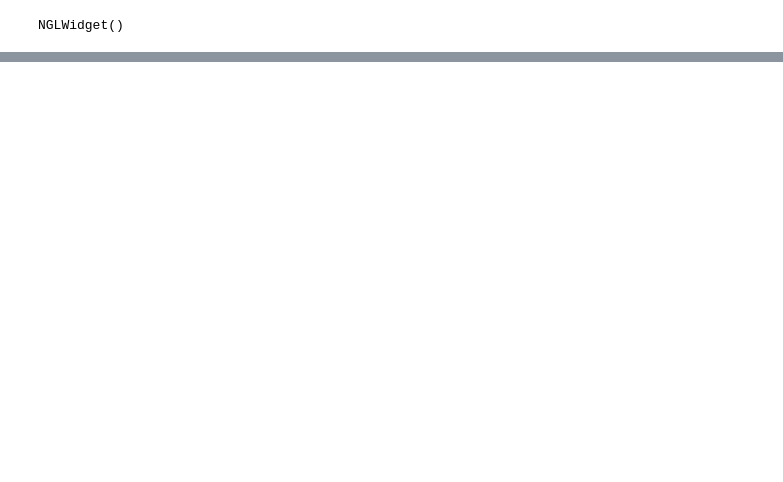
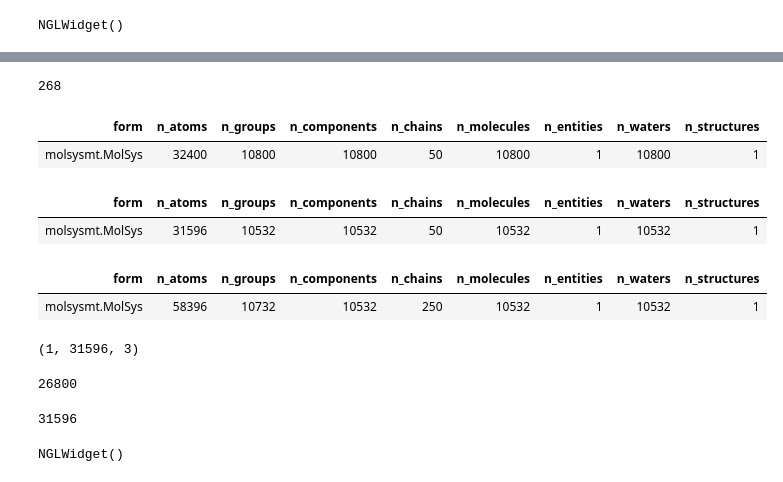
Before and after one commit to uibcdf/OMembrane, a Jupyter notebook: sandbox/Build_POPC_membrane.ipynb, the cells around one changed output, grey strips where cells are left out. Drawn from its saved outputs; the diff is of its cells as text; code cells hidden in the pictures; blank space fills up the shorter version.

```diff
--- a/sandbox/Build_POPC_membrane.ipynb
+++ b/sandbox/Build_POPC_membrane.ipynb
@@ -151,2 +151,36 @@ plt.show()
 # %%
 clearance = puw.quantity(3, 'nm')
+# %%
+water_tile = msm.convert('../omembrane/data/water/spc216.gro')
+box_tile = msm.get(water_tile, box=True)[0]
+
+tiles = []
+
+box = puw.quantity([[0.0, 0.0, 0.0], [0.0, 0.0, 0.0], [0.0, 0.0, 0.0]], 'nm')
+box[0,0] = puw.convert(length_x, to_unit='nm', to_form='pint')
+box[1,1] = puw.convert(length_y, to_unit='nm', to_form='pint')
+box[2,2] = clearance
+
+delta_x_tiles = box_tile[0,0]
+n_x_tiles = np.ceil(box[0,0]/delta_x_tiles)
+n_x_tiles = int(n_x_tiles)
+
+delta_y_tiles = box_tile[1,1]
+n_y_tiles = np.ceil(box[1,1]/delta_y_tiles)
+n_y_tiles = int(n_y_tiles)
+
+delta_z_tiles = box_tile[2,2]
+n_z_tiles = np.ceil(box[2,2]/delta_z_tiles)
+n_z_tiles = int(n_z_tiles)
+
+tiles = []
+
+for ii in tqdm(range(n_x_tiles)):
+    for jj in range(n_y_tiles):
+        for kk in range(n_z_tiles):
+
+            translation = puw.concatenate([ii*delta_x_tiles, jj*delta_y_tiles, kk*delta_y_tiles])
+            tile = msm.structure.translate(water_tile, translation=translation)
+            tiles.append(tile)
+
+water_semibox = msm.merge(tiles)
@@ -152,0 +193,9 @@ clearance = puw.quantity(3, 'nm')
+# %%
+len(group_indices)
+# %% [output]
+268
+# %%
+msm.info(water_semibox)
+# %% [output]
+| form | n_atoms | n_groups | n_components | n_chains | n_molecules | n_entities | n_waters | n_structures |
+| molsysmt.MolSys | 32400 | 10800 | 10800 | 50 | 10800 | 1 | 10800 | 1 |
@@ -152,0 +204,5 @@ clearance = puw.quantity(3, 'nm')
+# %%
+msm.info(water_semibox)
+# %% [output]
+| form | n_atoms | n_groups | n_components | n_chains | n_molecules | n_entities | n_waters | n_structures |
+| molsysmt.MolSys | 31596 | 10532 | 10532 | 50 | 10532 | 1 | 10532 | 1 |
@@ -152,0 +225,5 @@ clearance = puw.quantity(3, 'nm')
+# %%
+msm.info(molecular_system)
+# %% [output]
+| form | n_atoms | n_groups | n_components | n_chains | n_molecules | n_entities | n_waters | n_structures |
+| molsysmt.MolSys | 58396 | 10732 | 10532 | 250 | 10532 | 1 | 10532 | 1 |
@@ -152,0 +232,16 @@ clearance = puw.quantity(3, 'nm')
+# %%
+xxx.shape
+# %% [output]
+(1, 31596, 3)
+# %%
+msm.get(membrane, n_atoms=True)
+# %% [output]
+26800
+# %%
+msm.get(water_semibox_upper, n_atoms=True)
+# %% [output]
+31596
+# %%
+msm.view(water_semibox_upper, with_water_as='licorice')
+# %% [output]
+NGLWidget()
```
Also changed, not shown: parts of 12 cells of this notebook.
